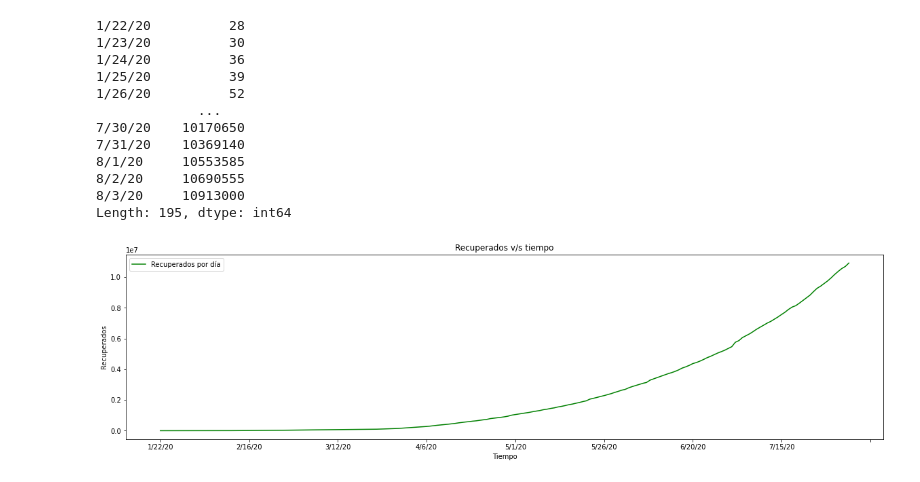
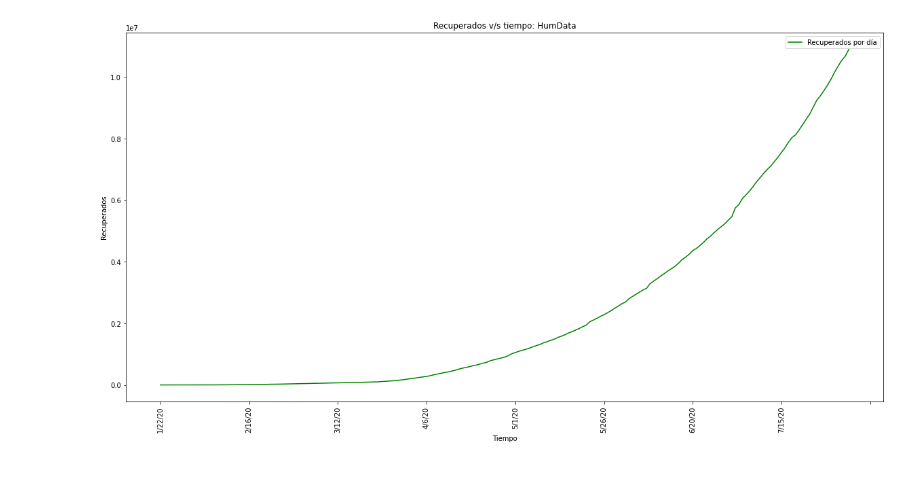
Before and after one commit to Tisks/Covid-Big-Data, a Jupyter notebook: Grafico_Mundial_2.ipynb, the cells around one changed output. Drawn from its saved outputs; the diff is of its cells as text; code cells hidden in the pictures.

Commit message:
Hum and John Hopkins Plots

```diff
--- a/Grafico_Mundial_2.ipynb
+++ b/Grafico_Mundial_2.ipynb
@@ -2,10 +2,16 @@
 <a href="https://colab.research.google.com/github/Tisks/Covid-Big-Data/blob/master/Grafico_Mundial_2.ipynb" target="_parent"><img src="https://colab.research.google.com/assets/colab-badge.svg" alt="Open In Colab"/></a>
 # %%
 import pandas
-# import matplotlib
+import matplotlib.pyplot as plt
 
-df1 = pandas.read_csv('https://data.humdata.org/hxlproxy/api/data-preview.csv?url=https%3A%2F%2Fraw.githubusercontent.com%2FCSSEGISandData%2FCOVID-19%2Fmaster%2Fcsse_covid_19_data%2Fcsse_covid_19_time_series%2Ftime_series_covid19_recovered_global.csv&filename=time_series_covid19_recovered_global.csv', sep=',')
-df2 = pandas.read_csv('https://raw.githubusercontent.com/CSSEGISandData/COVID-19/master/csse_covid_19_data/csse_covid_19_time_series/time_series_covid19_recovered_global.csv')
+recuperadosHum = pandas.read_csv('https://data.humdata.org/hxlproxy/api/data-preview.csv?url=https%3A%2F%2Fraw.githubusercontent.com%2FCSSEGISandData%2FCOVID-19%2Fmaster%2Fcsse_covid_19_data%2Fcsse_covid_19_time_series%2Ftime_series_covid19_recovered_global.csv&filename=time_series_covid19_recovered_global.csv', sep=',')
+recuperadosJH = pandas.read_csv('https://raw.githubusercontent.com/CSSEGISandData/COVID-19/master/csse_covid_19_data/csse_covid_19_time_series/time_series_covid19_recovered_global.csv')
+
+humData = recuperadosHum.drop(['Province/State','Country/Region','Lat','Long'], axis=1)
+johnHData = recuperadosJH.drop(['Province/State','Country/Region','Lat','Long'], axis=1)
+
+humData = humData[humData.columns].sum()
+# humData
+
+johnHData = johnHData[johnHData.columns].sum()
+# johnHData
-# %%
-humData = df1.drop(['Province/State','Country/Region','Lat','Long'], axis=1)
-humData
@@ -45,15 +17,0 @@ humData = humData[humData.columns].sum()
-# %%
-johnHData[johnHData.columns].sum()
-# %% [output]
-1/22/20          28
-1/23/20          30
-1/24/20          36
-1/25/20          39
-1/26/20          52
-             ...
-7/30/20    10170650
-7/31/20    10369140
-8/1/20     10553585
-8/2/20     10690555
-8/3/20     10913000
-Length: 195, dtype: int64
@@ -60,8 +20,9 @@ Length: 195, dtype: int64
 # %%
-humPlot = humData.plot(figsize=(20,5), color='green')
-humPlot.set_title('Recuperados v/s tiempo')
+humPlot = humData.plot(figsize=(20,10), color='green')
+humPlot.set_title('Recuperados v/s tiempo: HumData')
 humPlot.set_xlabel('Tiempo')
 humPlot.set_ylabel('Recuperados')
+humPlot.tick_params(axis='x', labelrotation=90)
 humPlot.legend(['Recuperados por día']);
 # %% [output]
-[figure, old version]
+[figure, new version]
```
Also changed, not shown: parts of 6 cells of this notebook.
